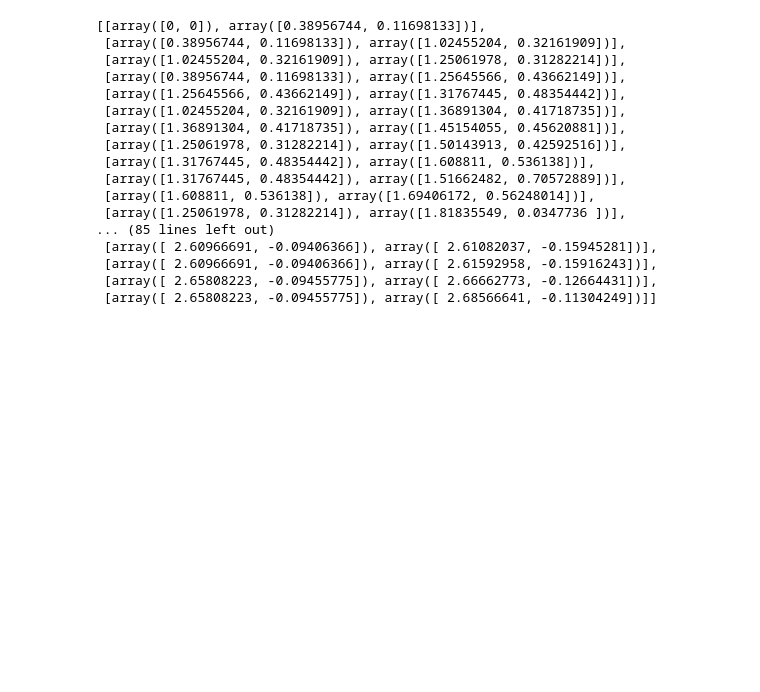
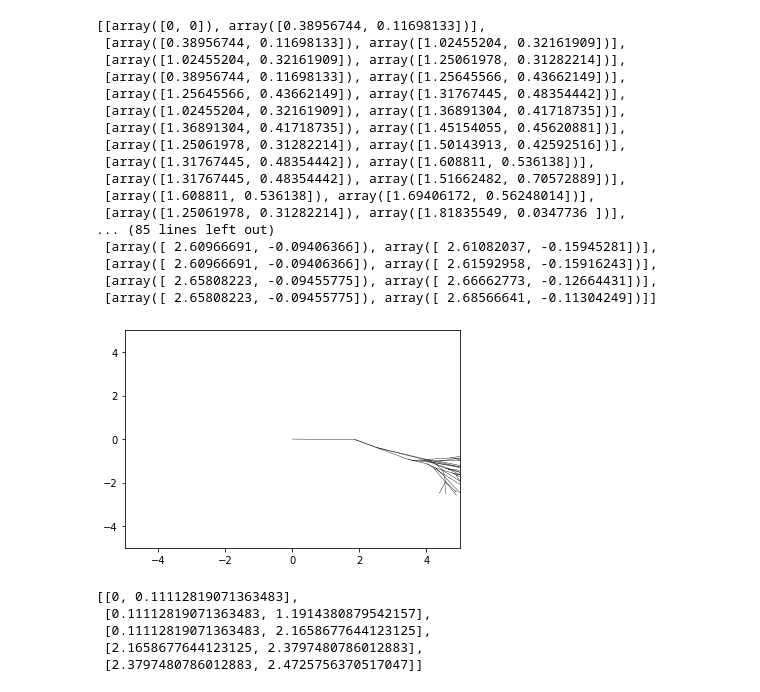
Before and after one commit to rnartallo/randomlygrownnetworks, a Jupyter notebook: initialprojectwork.ipynb, the cells around one changed output. Saved outputs shown, nothing was run; the diff lists cells and outputs as text; code cells hidden in the pictures; blank space fills up the shorter version.

Commit message:
Attempting to animate plots

```diff
--- a/initialprojectwork.ipynb
+++ b/initialprojectwork.ipynb
@@ -421,3 +421,43 @@ snapshots[1]
  [array([ 2.60966691, -0.09406366]), array([ 2.61592958, -0.15916243])],
  [array([ 2.65808223, -0.09455775]), array([ 2.66662773, -0.12664431])],
  [array([ 2.65808223, -0.09455775]), array([ 2.68566641, -0.11304249])]]
+# %%
+import numpy as np
+from matplotlib import pyplot as plt
+from matplotlib import animation
+
+# First set up the figure, the axis, and the plot element we want to animate
+fig = plt.figure()
+ax = plt.axes(xlim=(-5, 5), ylim=(-5, 5))
+line, = ax.plot([], [], lw=2)
+
+edges = growingneuron(-m.pi/6,m.pi/6,6,1,[0,0])
+x_values=[]
+y_values=[]
+for edge in edges:
+    x_values.append([edge[0][0],edge[1][0]])
+    y_values.append([edge[0][1],edge[1][1]])
+
+# initialization function: plot the background of each frame
+def init():
+    line.set_data([], [])
+    return line,
+
+# animation function.  This is called sequentially
+def animate(i):
+    x = x_values[0:i+1]
+    y = y_values[0:i+1]
+    line.set_data(x, y)
+    return line,
+anim = animation.FuncAnimation(fig, animate, init_func=init,
+                               frames=200, interval=20, blit=True)
+# %% [output]
+[figure, added]
+# %%
+x_values[0:5]
+# %% [output]
+[[0, 0.11112819071363483],
+ [0.11112819071363483, 1.1914380879542157],
+ [0.11112819071363483, 2.1658677644123125],
+ [2.1658677644123125, 2.3797480786012883],
+ [2.3797480786012883, 2.4725756370517047]]
```
